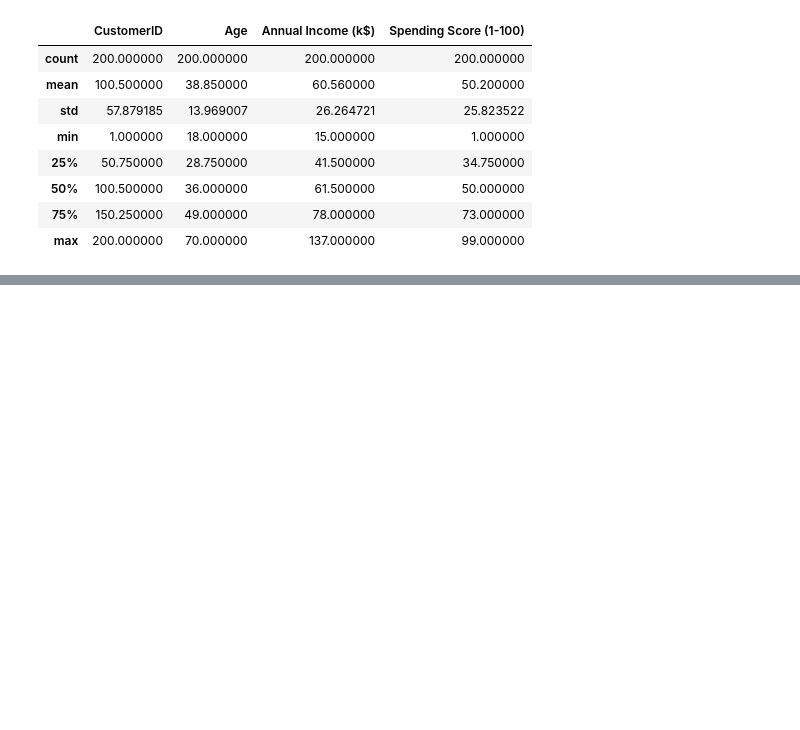
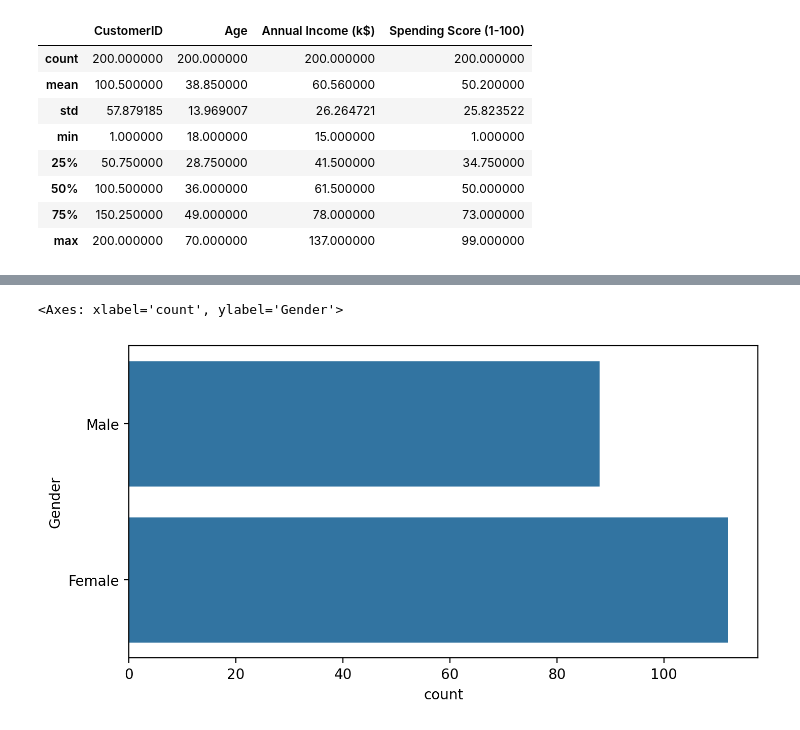
Before and after one commit to beniamine3155/Machine_Learning_AtoZ, a Jupyter notebook: 15_KMeans_Clustering/kmeans_clustering.ipynb, the cells around one changed output, grey strips where cells are left out. Saved outputs shown, nothing was run; the diff lists cells and outputs as text; code cells hidden in the pictures; blank space fills up the shorter version.

```diff
--- a/15_KMeans_Clustering/kmeans_clustering.ipynb
+++ b/15_KMeans_Clustering/kmeans_clustering.ipynb
@@ -66,0 +90,5 @@ df.describe()
+# %%
+sns.countplot(df['Gender'])
+# %% [output]
+<Axes: xlabel='count', ylabel='Gender'>
+[figure, added]
```
Also changed, not shown: parts of 4 cells of this notebook.
